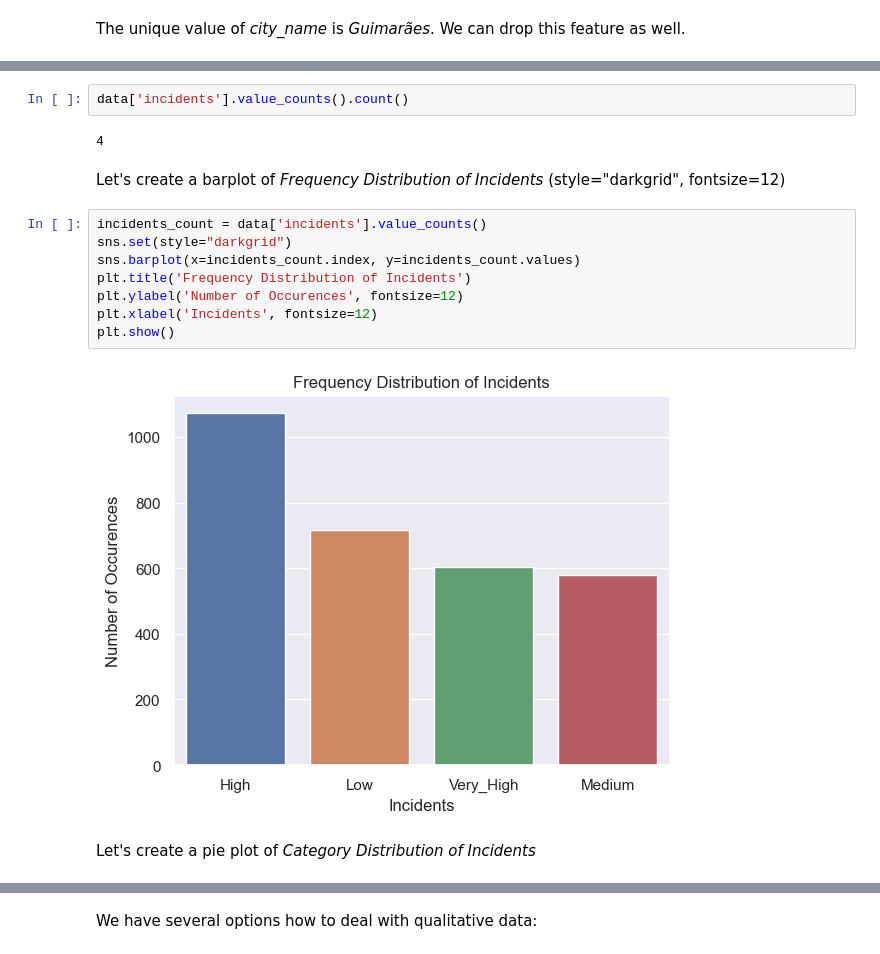
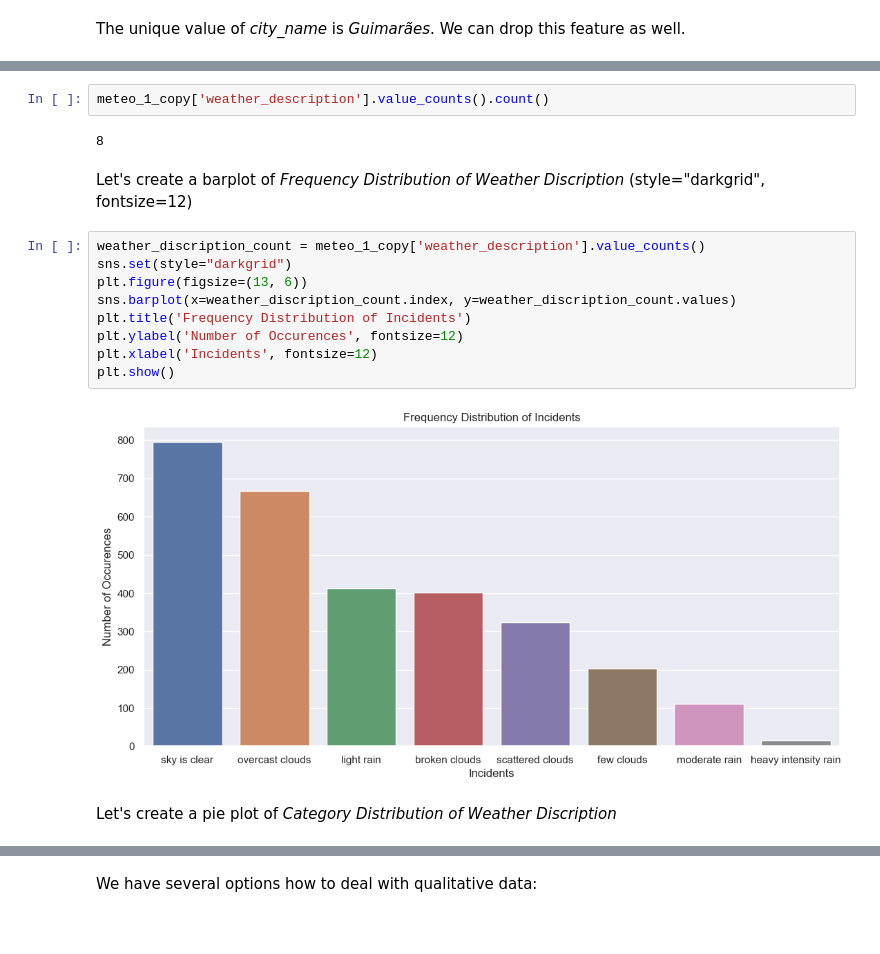
Before and after one commit to AN-DRE4/DadosAprendizagemAutomatica, a Jupyter notebook: CompKaggle.ipynb, the cells around one changed output, grey strips where cells are left out. Drawn from its saved outputs; the diff is of its cells as text; blank space fills up the shorter version.

Commit message:
Data cleaning and feature engineering

```diff
--- a/CompKaggle.ipynb
+++ b/CompKaggle.ipynb
@@ -468,19 +481,20 @@ Name: count, dtype: int64
 # %%
-data['incidents'].value_counts().count()
+meteo_1_copy['weather_description'].value_counts().count()
 # %% [output]
-4
+8
 # %% [markdown]
-Let's create a barplot of <em>Frequency Distribution of Incidents</em> (style="darkgrid", fontsize=12)
+Let's create a barplot of <em>Frequency Distribution of Weather Discription</em> (style="darkgrid", fontsize=12)
 # %%
-incidents_count = data['incidents'].value_counts()
+weather_discription_count = meteo_1_copy['weather_description'].value_counts()
 sns.set(style="darkgrid")
-sns.barplot(x=incidents_count.index, y=incidents_count.values)
+plt.figure(figsize=(13, 6))
+sns.barplot(x=weather_discription_count.index, y=weather_discription_count.values)
 plt.title('Frequency Distribution of Incidents')
 plt.ylabel('Number of Occurences', fontsize=12)
 plt.xlabel('Incidents', fontsize=12)
 plt.show()
 # %% [output]
-[figure, old version]
+[figure, new version]
 # %% [markdown]
-Let's create a pie plot of <em>Category Distribution of Incidents</em>
+Let's create a pie plot of <em>Category Distribution of Weather Discription</em>
 # %%
```
Also changed, not shown: parts of 72 cells of this notebook.
